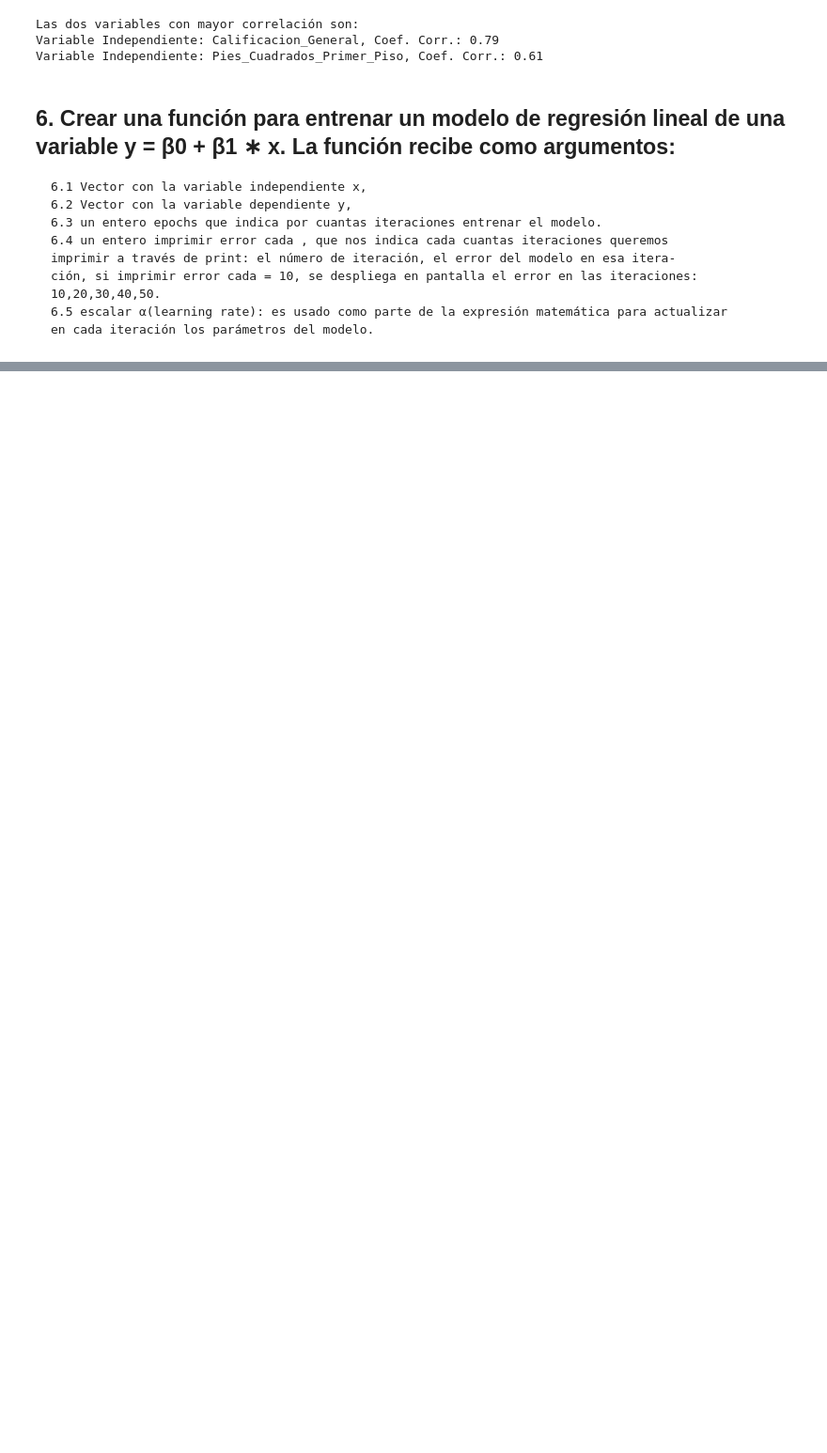
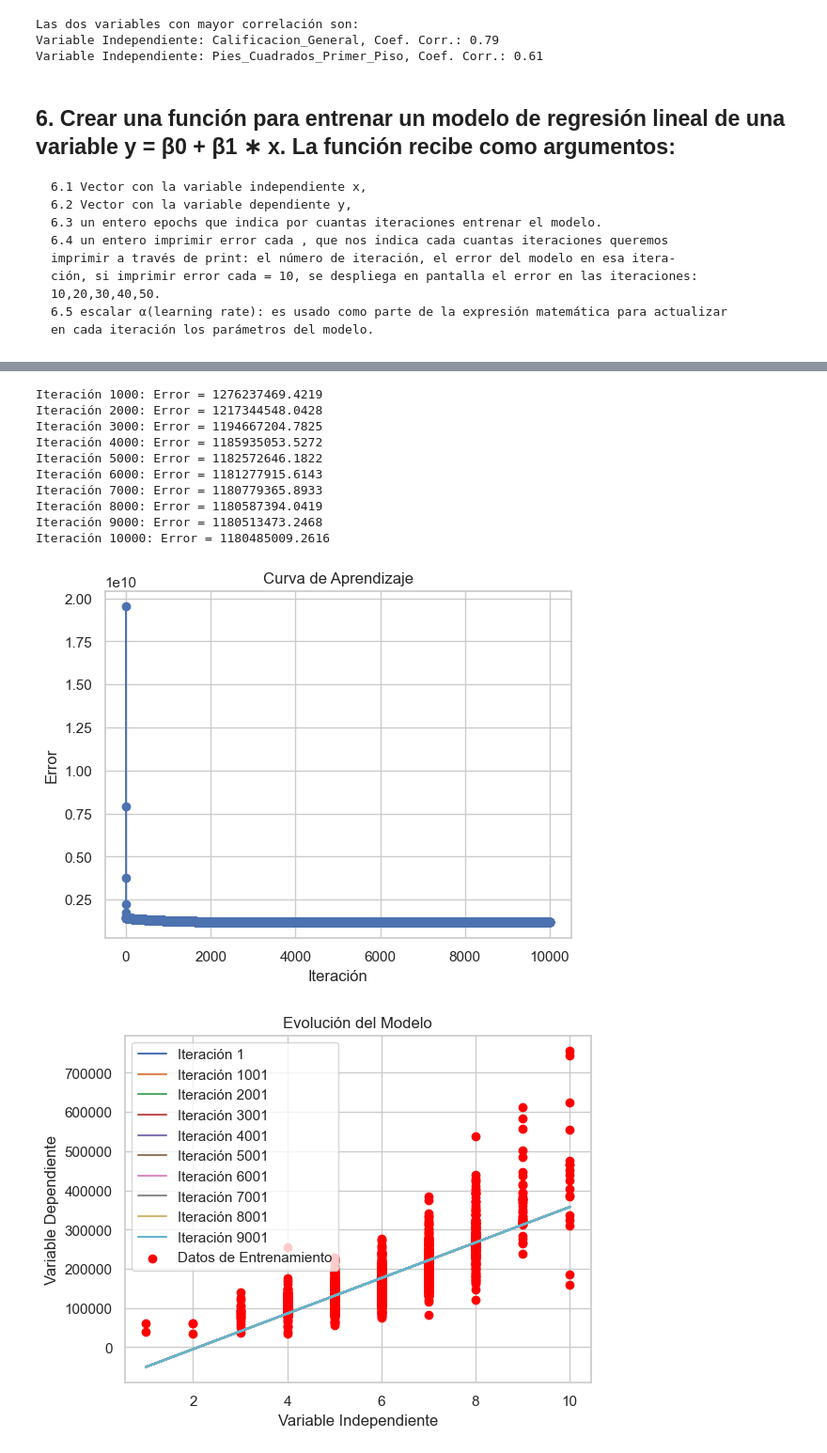
Before and after one commit to luistunag/Proyecto1, a Jupyter notebook: 22003085_LuisTun_Proyecto1.ipynb, the cells around one changed output, grey strips where cells are left out. Shown at 94% size. Saved outputs shown, nothing was run; the diff lists cells and outputs as text; code cells hidden in the pictures; blank space fills up the shorter version.

```diff
--- a/22003085_LuisTun_Proyecto1.ipynb
+++ b/22003085_LuisTun_Proyecto1.ipynb
@@ -315,0 +325,19 @@ Iteración 100: Error = nan
+# %%
+# Iniciar la función para la variable Calificacion_General
+modelo2 = RegresionLineal()
+modelo2.entrenar_modelo(Calificacion_General, y, epochs=10000, imprimir_error_cada=1000, alpha=0.01)
+modelo2.graficar_curva_aprendizaje()
+modelo2.graficar_modelo_evolutivo(Calificacion_General, y, n=1000)
+# %% [output]
+Iteración 1000: Error = 1276237469.4219
+Iteración 2000: Error = 1217344548.0428
+Iteración 3000: Error = 1194667204.7825
+Iteración 4000: Error = 1185935053.5272
+Iteración 5000: Error = 1182572646.1822
+Iteración 6000: Error = 1181277915.6143
+Iteración 7000: Error = 1180779365.8933
+Iteración 8000: Error = 1180587394.0419
+Iteración 9000: Error = 1180513473.2468
+Iteración 10000: Error = 1180485009.2616
+[figure, added]
+[figure, added]
```
Also changed, not shown: parts of 4 cells of this notebook.
